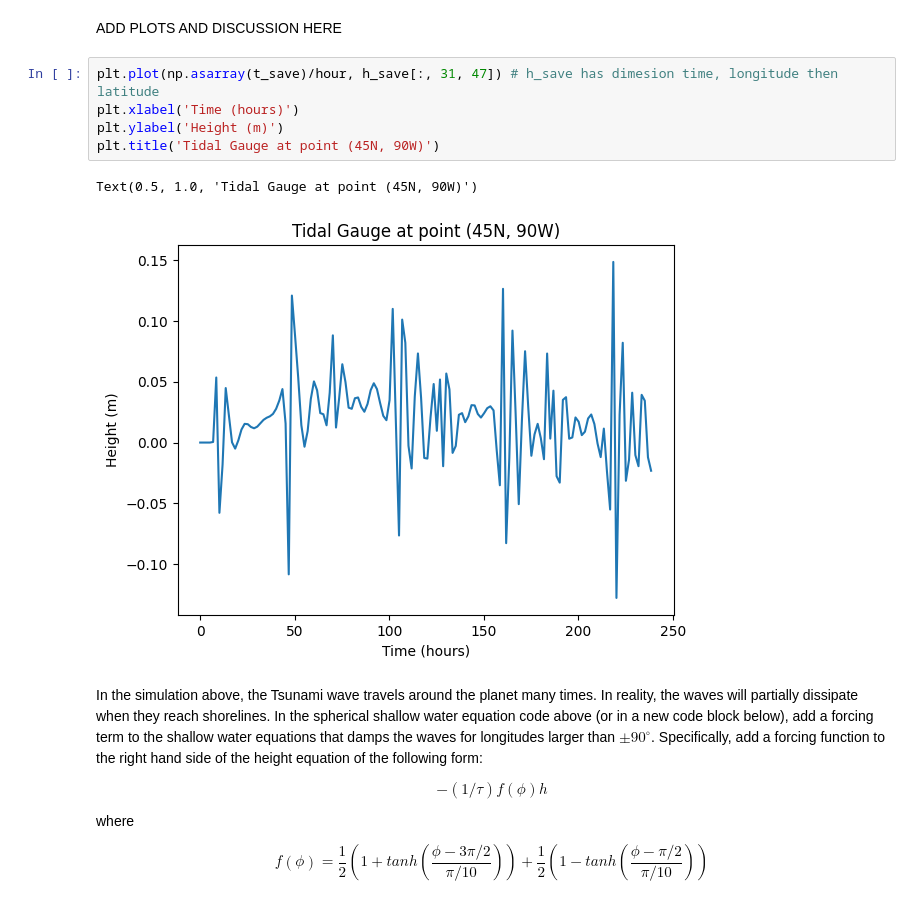
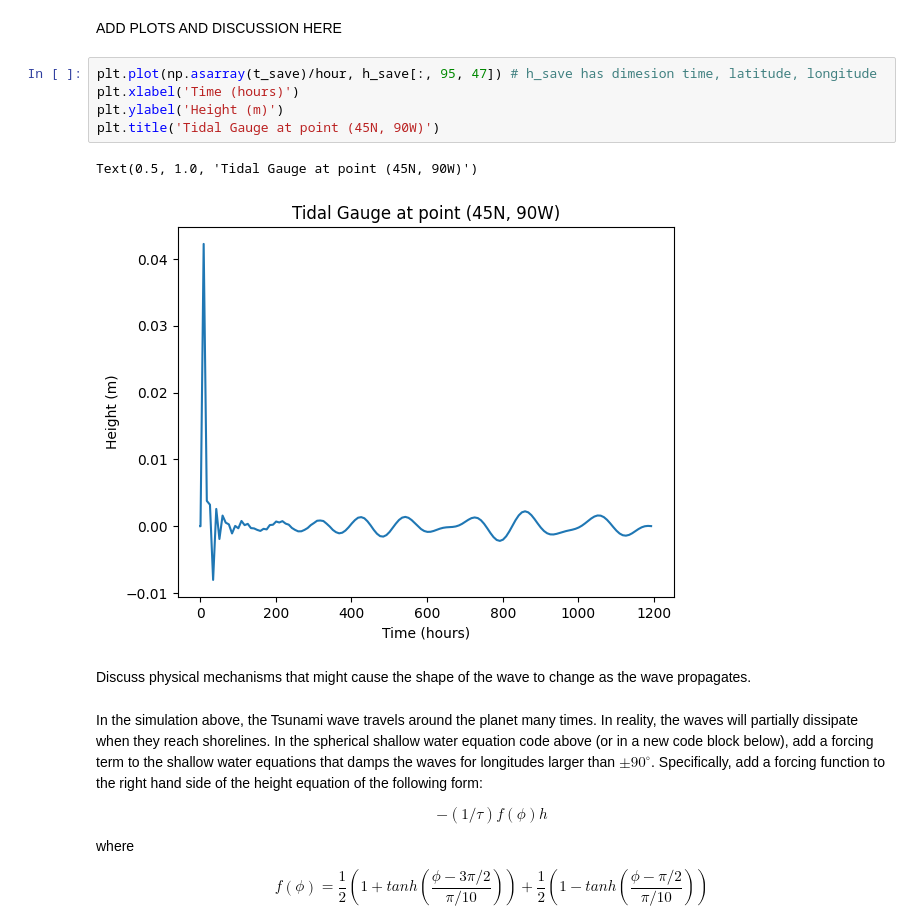
Before and after one commit to ananyaaa-j/QCES, a Jupyter notebook: Project3_tsunami.ipynb, the cells around one changed output. Saved outputs shown, nothing was run; the diff lists cells and outputs as text.

```diff
--- a/Project3_tsunami.ipynb
+++ b/Project3_tsunami.ipynb
@@ -719,13 +773,15 @@ Create a virtual tide gauge by sampling the height at a point at a latitude of 4
 # %% [markdown]
 ADD PLOTS AND DISCUSSION HERE
 # %%
-plt.plot(np.asarray(t_save)/hour, h_save[:, 31, 47]) # h_save has dimesion time, longitude then latitude
+plt.plot(np.asarray(t_save)/hour, h_save[:, 95, 47]) # h_save has dimesion time, latitude, longitude
 plt.xlabel('Time (hours)')
 plt.ylabel('Height (m)')
 plt.title('Tidal Gauge at point (45N, 90W)')
 # %% [output]
 Text(0.5, 1.0, 'Tidal Gauge at point (45N, 90W)')
-[figure, old version]
+[figure, new version]
+# %% [markdown]
+Discuss physical mechanisms that might cause the shape of the wave to change as the wave propagates.
 # %% [markdown]
 In the simulation above, the Tsunami wave travels around the planet many times. In reality, the waves will partially dissipate when they reach shorelines. In the spherical shallow water equation code above (or in a new code block below), add a forcing term to the shallow water equations that damps the waves for longitudes larger than $\pm 90^\circ$. Specifically, add a forcing function to the right hand side of the height equation of the following form:
 
```
Also changed, not shown: parts of 16 cells of this notebook.
